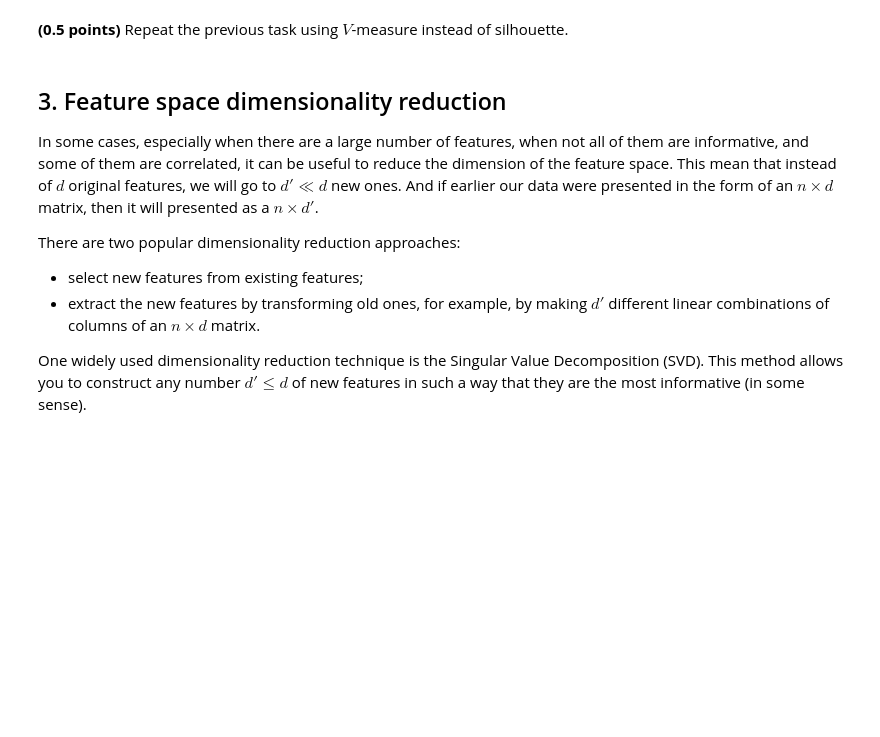
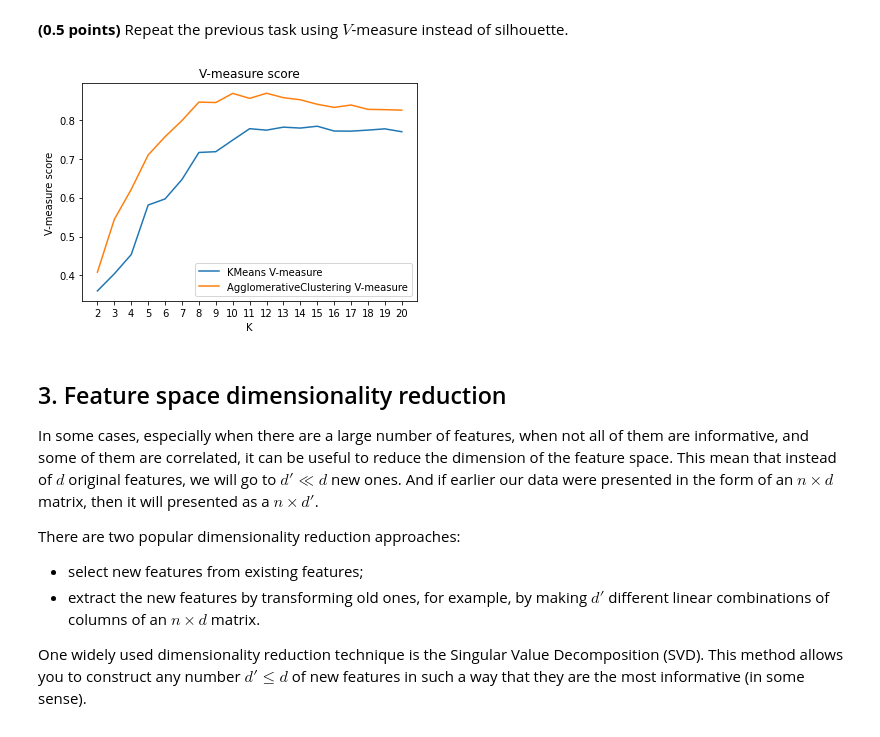
Before and after one commit to KateChubarova/ml-intro, a Jupyter notebook: 8_clustering/clustering.ipynb, the cells around one changed output. Drawn from its saved outputs; the diff is of its cells as text; code cells hidden in the pictures; blank space fills up the shorter version.

```diff
--- a/8_clustering/clustering.ipynb
+++ b/8_clustering/clustering.ipynb
@@ -223,6 +271,30 @@ When we know the true clustering labels, the clustering result can be compared t
 Since we know what digit each image is (`y` array), we can compare the clustering results to it using the measures listed above.
 # %% [markdown]
 **(0.5 points)** Repeat the previous task using $V$-measure instead of silhouette.
+# %%
+from sklearn.metrics.cluster import v_measure_score
+km_v_measure = []
+agc_v_measure = []
+
+for k in K:
+    agc = AgglomerativeClustering(n_clusters = k)
+    agc.fit_predict(X)
+    agc_v_measure.append(v_measure_score(y, agc.labels_))
+
+    km = KMeans(n_clusters = k)
+    km.fit_predict(X)
+    km_v_measure.append(v_measure_score(y, km.labels_))
+# %%
+plt.title("V-measure score")
+plt.ylabel('V-measure score')
+plt.xlabel('K')
+plt.xticks(np.arange(0, 25))
+plt.plot(K, km_v_measure, label = "KMeans V-measure")
+plt.plot(K, agc_v_measure, label = "AgglomerativeClustering V-measure")
+plt.legend()
+plt.show()
+# %% [output]
+[figure, added]
 # %% [markdown]
 ## 3. Feature space dimensionality reduction
 
```
Also changed, not shown: parts of 21 cells of this notebook.
